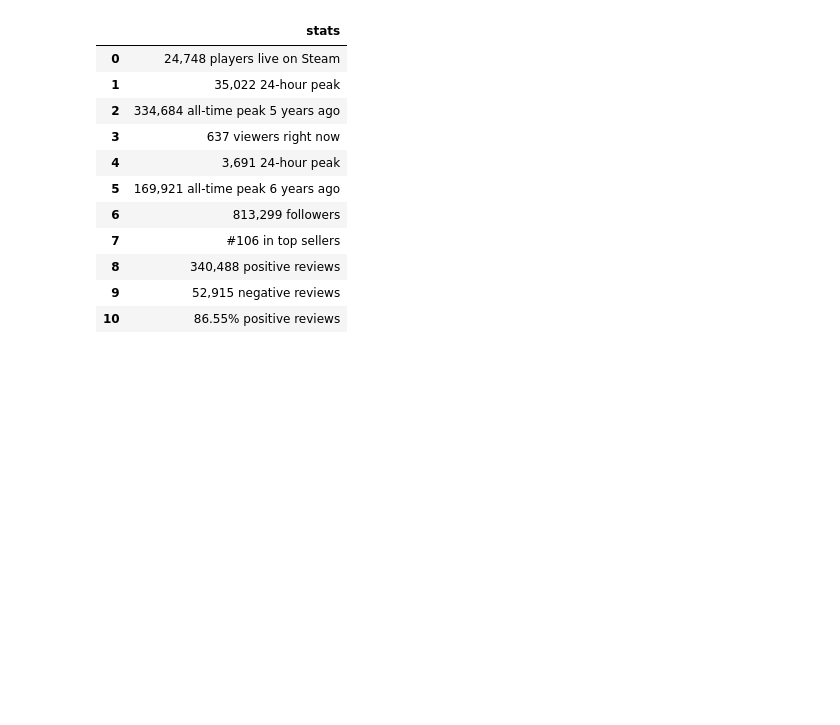
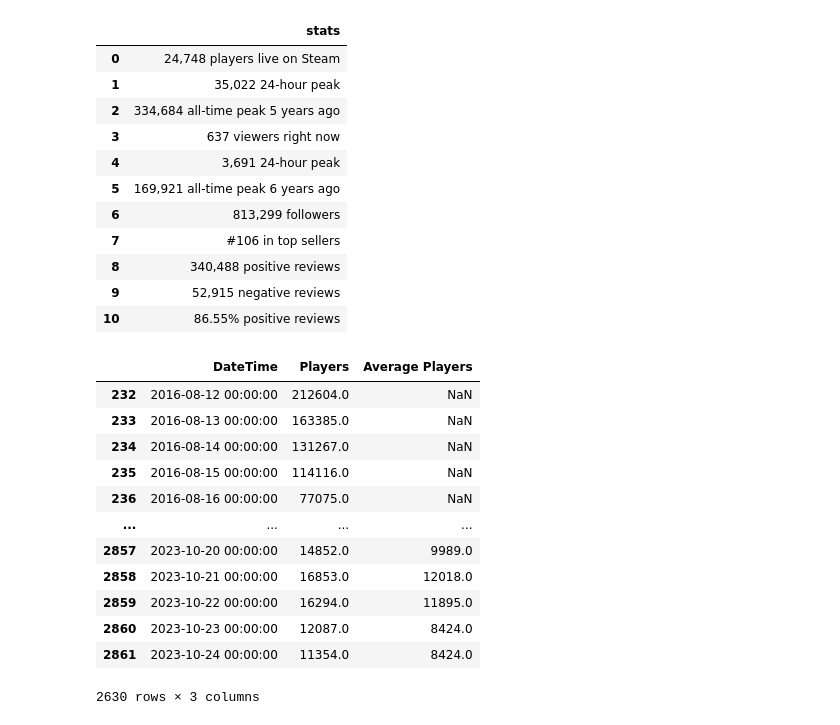
Before and after one commit to AdrianNiet/Proyecto-EDA, a Jupyter notebook: proyecto analisis de datos/presentacion y notebook/realizacion del proyecto (memoria).ipynb, the cells around one changed output. Saved outputs shown, nothing was run; the diff lists cells and outputs as text; code cells hidden in the pictures; blank space fills up the shorter version.

```diff
--- a/proyecto analisis de datos/presentacion y notebook/realizacion del proyecto (memoria).ipynb
+++ b/proyecto analisis de datos/presentacion y notebook/realizacion del proyecto (memoria).ipynb
@@ -418,3 +440,24 @@ stats
 | 8 | 340,488 positive reviews |
 | 9 | 52,915 negative reviews |
 | 10 | 86.55% positive reviews |
+# %%
+#por ultimo, mostramos la grafica de No Man's sky, como ejemplo de un juego con pesimo lanzamiento, pero con varias actualizaciones, ha conseguido mantenerse en el tiempo.
+#esta esta añadida de ultima hora, la limpio aqui rapido.
+sky = pd.read_csv("../Datos procesados/jugadores no mans sky.csv", sep=";")
+sky = sky[sky["Players"] > 20]
+# %%
+sky
+# %% [output]
+|  | DateTime | Players | Average Players |
+| 232 | 2016-08-12 00:00:00 | 212604.0 | NaN |
+| 233 | 2016-08-13 00:00:00 | 163385.0 | NaN |
+| 234 | 2016-08-14 00:00:00 | 131267.0 | NaN |
+| 235 | 2016-08-15 00:00:00 | 114116.0 | NaN |
+| 236 | 2016-08-16 00:00:00 | 77075.0 | NaN |
+| ... | ... | ... | ... |
+| 2857 | 2023-10-20 00:00:00 | 14852.0 | 9989.0 |
+| 2858 | 2023-10-21 00:00:00 | 16853.0 | 12018.0 |
+| 2859 | 2023-10-22 00:00:00 | 16294.0 | 11895.0 |
+| 2860 | 2023-10-23 00:00:00 | 12087.0 | 8424.0 |
+| 2861 | 2023-10-24 00:00:00 | 11354.0 | 8424.0 |
+2630 rows × 3 columns
```
Also changed, not shown: parts of 5 cells of this notebook, 29 other files.
